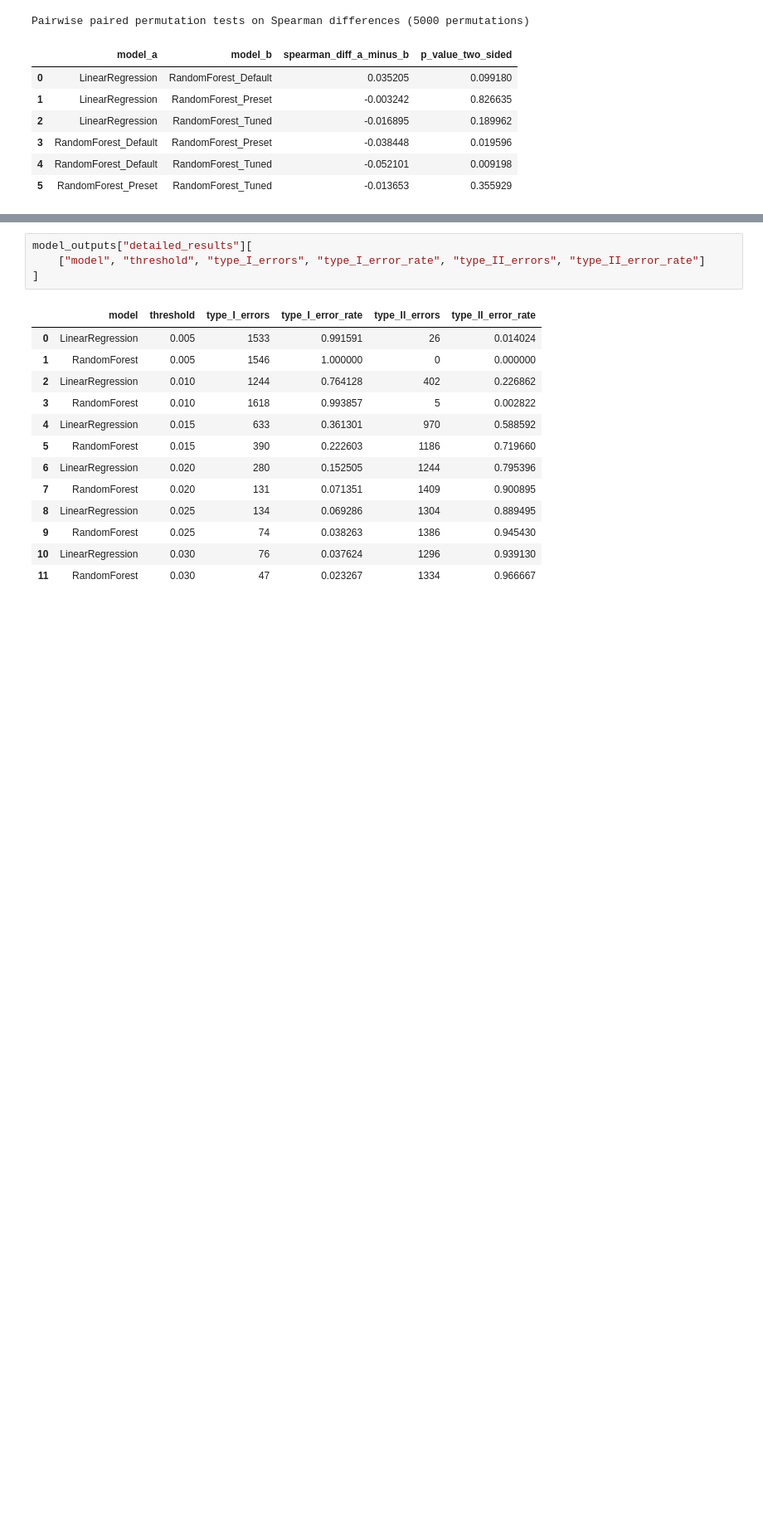
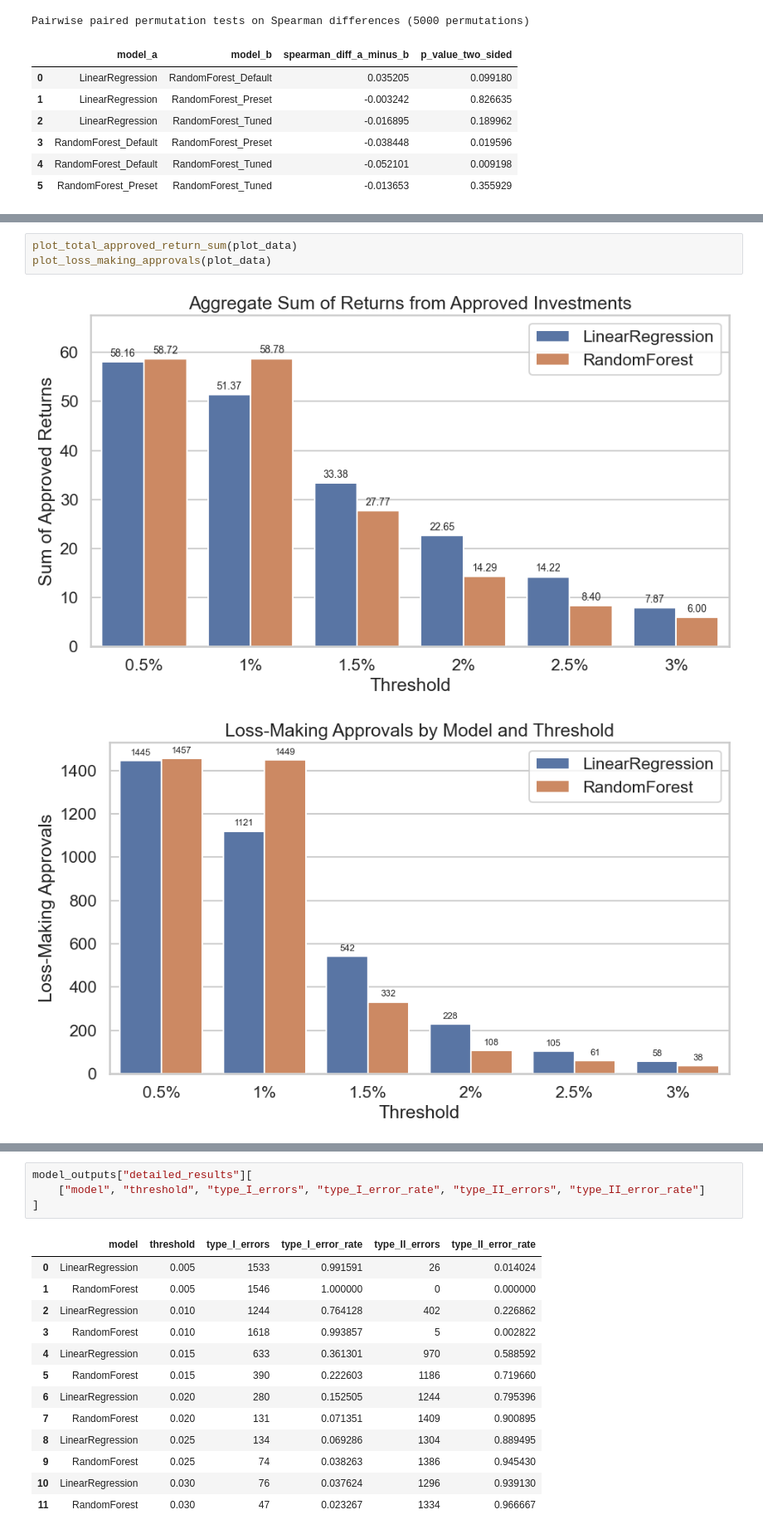
Before and after one commit to RodrigoHdRio/threshold-investment-decision-study, a Jupyter notebook: main/main.ipynb, the cells around one changed output, grey strips where cells are left out. Shown at 83% size. Saved outputs shown, nothing was run; the diff lists cells and outputs as text; blank space fills up the shorter version.

```diff
--- a/main/main.ipynb
+++ b/main/main.ipynb
@@ -863,0 +337,6 @@ Pairwise paired permutation tests on Spearman differences (5000 permutations)
+# %%
+plot_total_approved_return_sum(plot_data)
+plot_loss_making_approvals(plot_data)
+# %% [output]
+[figure, added]
+[figure, added]
```
Also changed, not shown: parts of 17 cells of this notebook, 3 other files.
